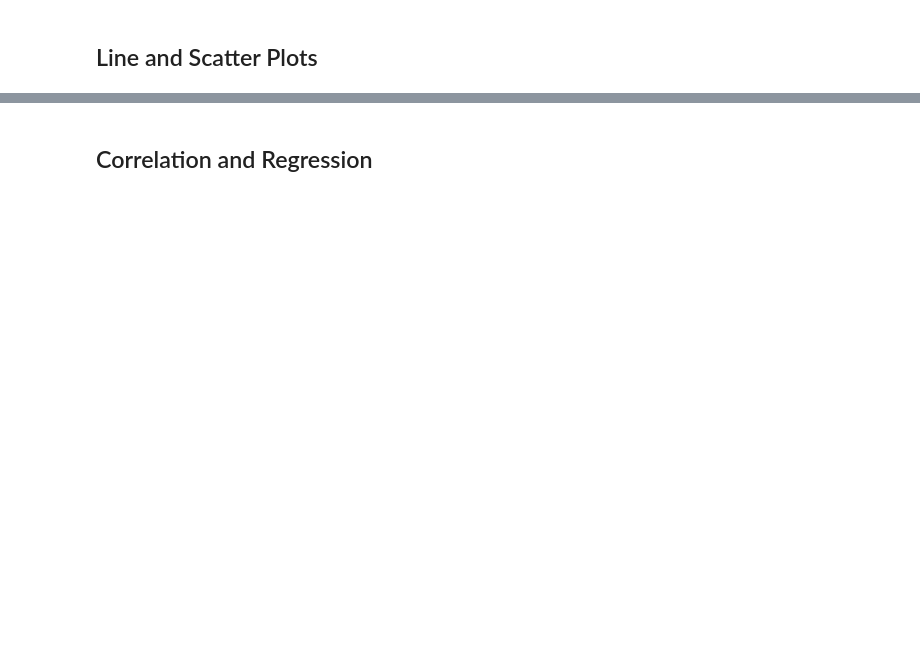
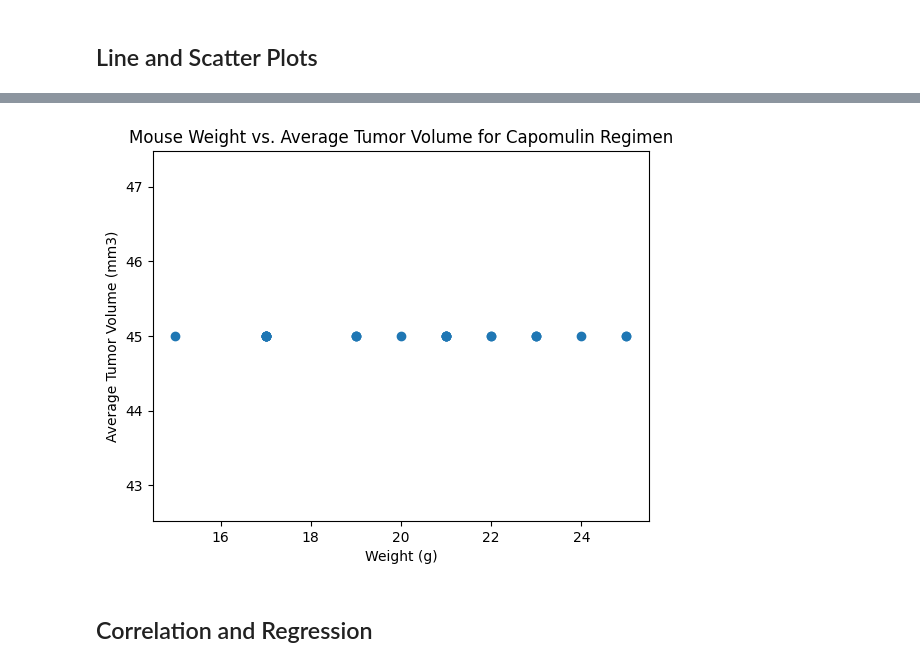
Before and after one commit to Yenorii/module-5-challenge, a Jupyter notebook: Pymaceuticals/pymaceuticals_starter.ipynb, the cells around one changed output, grey strips where cells are left out. Saved outputs shown, nothing was run; the diff lists cells and outputs as text; code cells hidden in the pictures; blank space fills up the shorter version.

```diff
--- a/Pymaceuticals/pymaceuticals_starter.ipynb
+++ b/Pymaceuticals/pymaceuticals_starter.ipynb
@@ -193,4 +231,12 @@ tumor vol = []
 # %%
 # Generate a scatter plot of mouse weight vs. the average observed tumor volume for the entire Capomulin regimen
+capomulin_avg = capomulin_data.groupby(['Mouse ID']).agg({'Weight (g)': 'mean', 'Tumor Volume (mm3)': 'mean'})
+plt.scatter(capomulin_avg['Weight (g)'], capomulin_avg['Tumor Volume (mm3)'])
+plt.xlabel('Weight (g)')
+plt.ylabel('Average Tumor Volume (mm3)')
+plt.title('Mouse Weight vs. Average Tumor Volume for Capomulin Regimen')
+plt.show()
+# %% [output]
+[figure, added]
 # %% [markdown]
 ## Correlation and Regression
```
Also changed, not shown: parts of 10 cells of this notebook.
